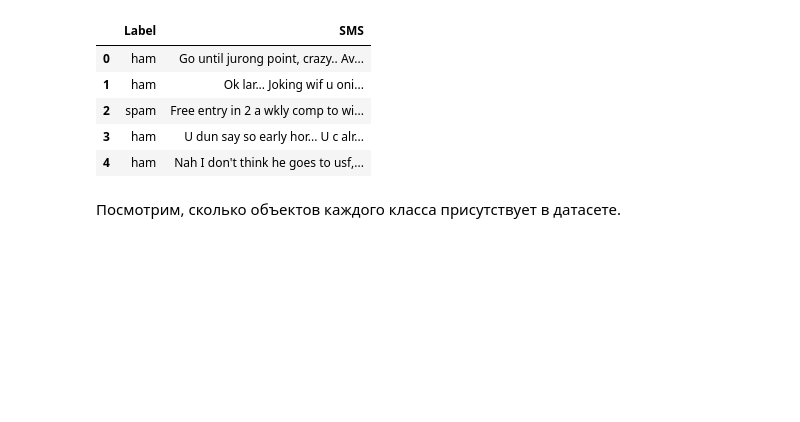
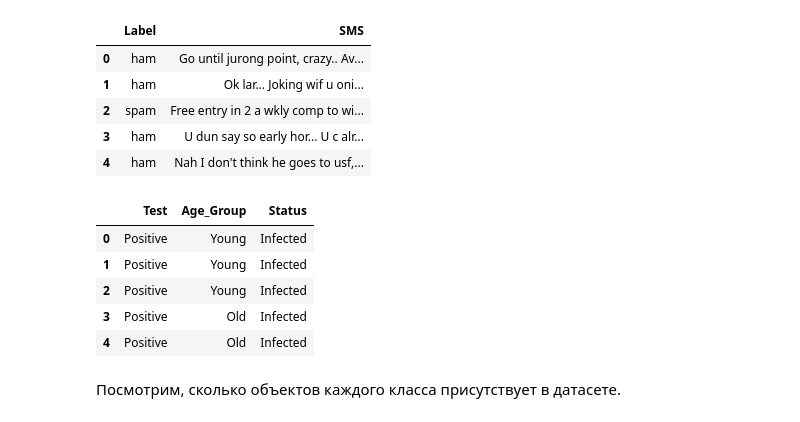
Before and after one commit to iTonyJah/DataScience, a Jupyter notebook: Edu/Calculus and probability/Naive Bayes.ipynb, the cells around one changed output. Saved outputs shown, nothing was run; the diff lists cells and outputs as text; code cells hidden in the pictures; blank space fills up the shorter version.

Commit message:
calc_n_prob session task update

```diff
--- a/Edu/Calculus and probability/Naive Bayes.ipynb
+++ b/Edu/Calculus and probability/Naive Bayes.ipynb
@@ -15,6 +15,16 @@ sms_data.head()
 | 2 | spam | Free entry in 2 a wkly comp to wi... |
 | 3 | ham | U dun say so early hor... U c alr... |
 | 4 | ham | Nah I don't think he goes to usf,... |
+# %%
+df = pd.read_csv('dz_session_4_data.csv')
+df.head()
+# %% [output]
+|  | Test | Age_Group | Status |
+| 0 | Positive | Young | Infected |
+| 1 | Positive | Young | Infected |
+| 2 | Positive | Young | Infected |
+| 3 | Positive | Old | Infected |
+| 4 | Positive | Old | Infected |
 # %% [markdown]
 Посмотрим, сколько объектов каждого класса присутствует в датасете.
 # %%
```
Also changed, not shown: parts of 12 cells of this notebook.
